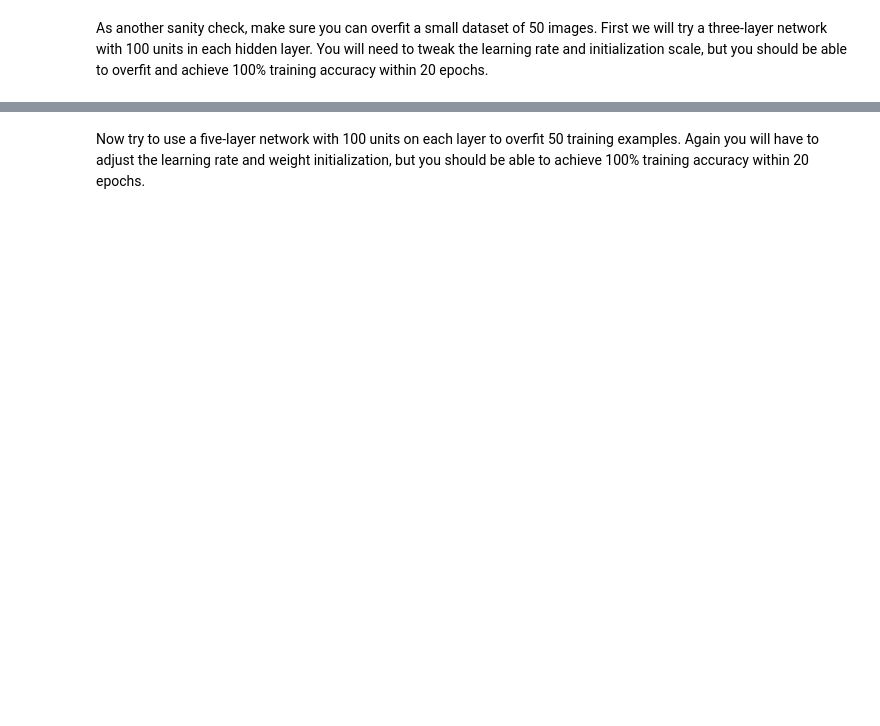
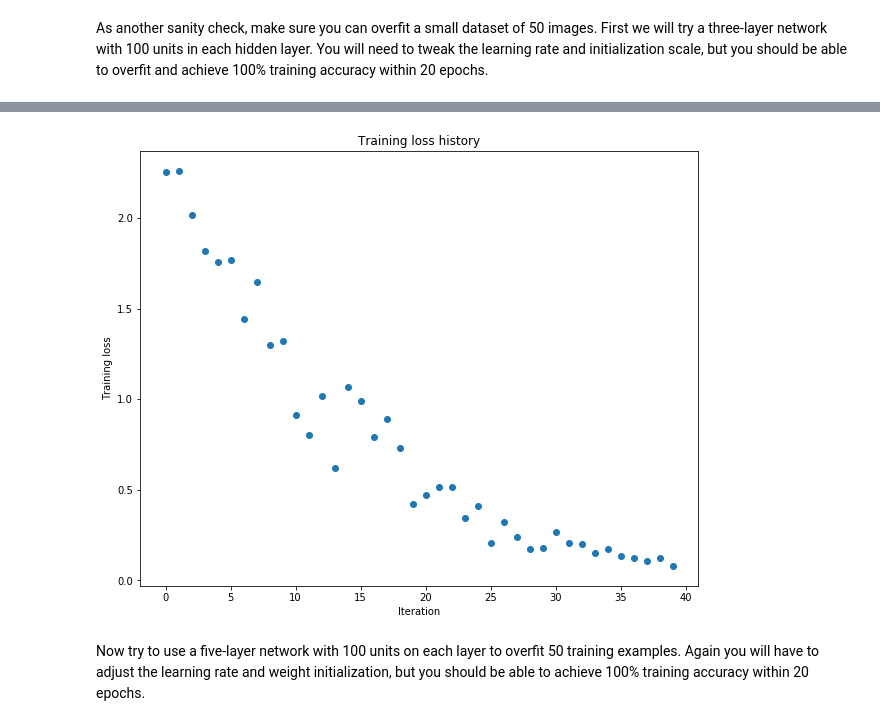
Before and after one commit to funggor123/Deep-Learning-in-Computer-Vision, a Jupyter notebook: assignment2/FullyConnectedNets.ipynb, the cells around one changed output, grey strips where cells are left out. Drawn from its saved outputs; the diff is of its cells as text; code cells hidden in the pictures; blank space fills up the shorter version.

```diff
--- a/assignment2/FullyConnectedNets.ipynb
+++ b/assignment2/FullyConnectedNets.ipynb
@@ -384,20 +449,35 @@ small_data = {
 }
 
 weight_scale = 1e-2
-learning_rate = 1e-4
 model = FullyConnectedNet([100, 100],
               weight_scale=weight_scale, dtype=np.float64)
-solver = Solver(model, small_data,
-                print_every=10, num_epochs=20, batch_size=25,
+
+
+lr_decays = { 0.95 }
+learning_rate = { 1e-2 }
+solver = None
+
+for lr in learning_rate:
+    for lr_d in lr_decays:
+            temp_solver = Solver(model, small_data,
+                print_every=10, num_epochs=20, batch_size=25,lr_decay=lr_d,
                 update_rule='sgd',
                 optim_config={
-                  'learning_rate': learning_rate,
+                  'learning_rate': lr,
                 }
-         )
-solver.train()
+            )
+            temp_solver.train()
+            if solver == None:
+                solver = temp_solver
+            else:
+                temp_acc = temp_solver.check_accuracy(small_data['X_val'],small_data['y_val'])
+                best_acc = solver.check_accuracy(small_data['X_val'],small_data['y_val'])
+                if temp_acc > best_acc:
+                    solver = temp_solver
 
 plt.plot(solver.loss_history, 'o')
 plt.title('Training loss history')
 plt.xlabel('Iteration')
 plt.ylabel('Training loss')
 plt.show()
+# %% [output]
@@ -404,3 +501,4 @@ plt.show()
+[figure, added]
 # %% [markdown]
 Now try to use a five-layer network with 100 units on each layer to overfit 50 training examples. Again you will have to adjust the learning rate and weight initialization, but you should be able to achieve 100% training accuracy within 20 epochs.
 # %%
```
Also changed, not shown: parts of 10 cells of this notebook, 3 other files.
